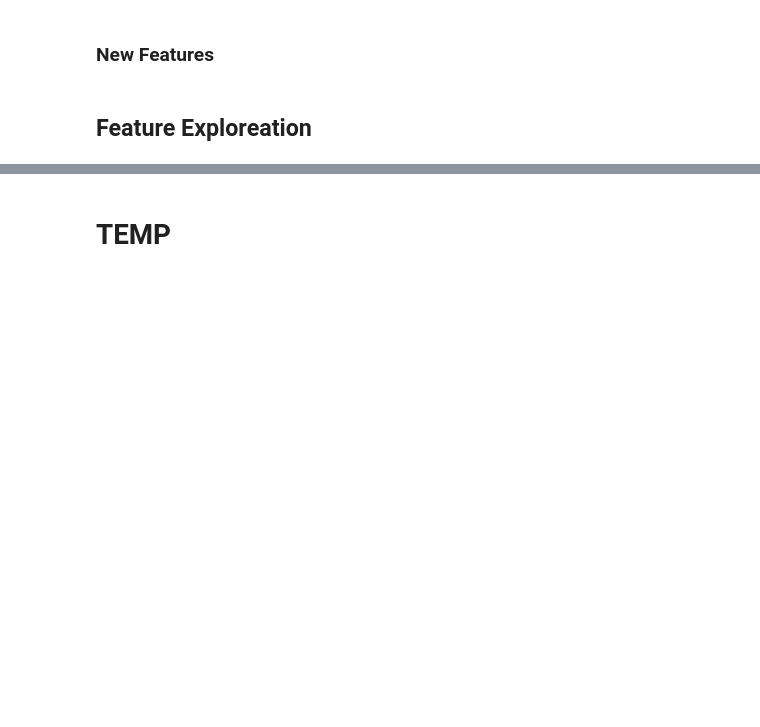
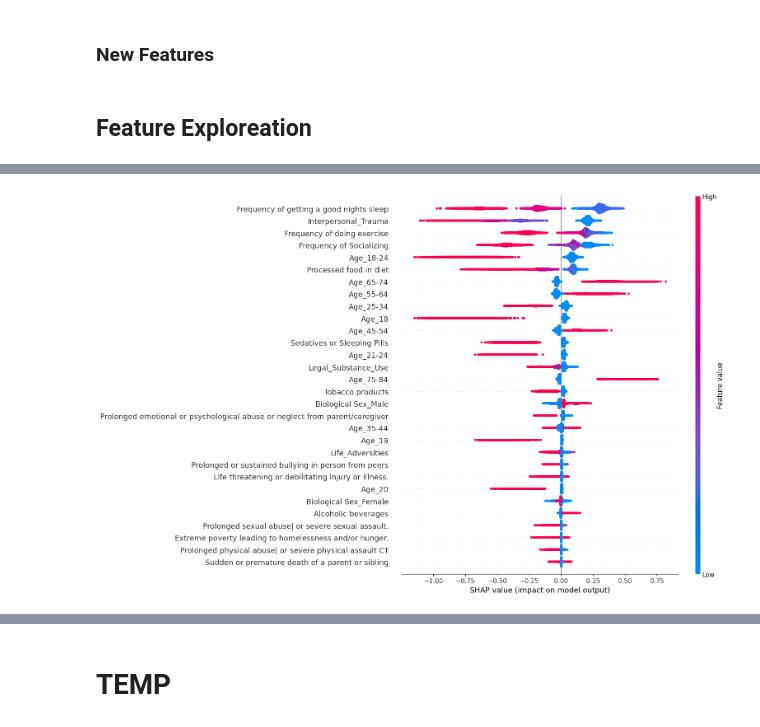
Before and after one commit to jerzybala/Ultra_PF_Smartphone, a Jupyter notebook: UPF_experiments_Feb2024.ipynb, the cells around one changed output, grey strips where cells are left out. Drawn from its saved outputs; the diff is of its cells as text; code cells hidden in the pictures; blank space fills up the shorter version.

```diff
--- a/UPF_experiments_Feb2024.ipynb
+++ b/UPF_experiments_Feb2024.ipynb
@@ -134,7 +201,7 @@ wiek2 = ['55-64','45-54']
 
 
 # Segment and prepare the DataFrame
-prepared_df = segment_and_prepare_df(df_features, countries=anglosphere, age_groups=None, drop_list=drop_list)
+prepared_df = segment_and_prepare_df(df_features, countries=None, age_groups=None, drop_list=drop_list)
 
 
 prepared_df.shape
@@ -388,0 +447,5 @@ r2: 0.40346480687535413
+# %%
+import shap
+
+explainer_C = shap.Explainer(model_C)
+shap_values_C = explainer_C(X_train)
@@ -388,0 +455,5 @@ r2: 0.40346480687535413
+# %%
+# Now use the shap.summary_plot with the subset of SHAP values and the corresponding X_train subset
+shap.summary_plot(shap_values_C, X_train, plot_size=(16,10), max_display=30, show=False)
+# %% [output]
+[figure, added]
```
Also changed, not shown: parts of 27 cells of this notebook, 1 other file.
